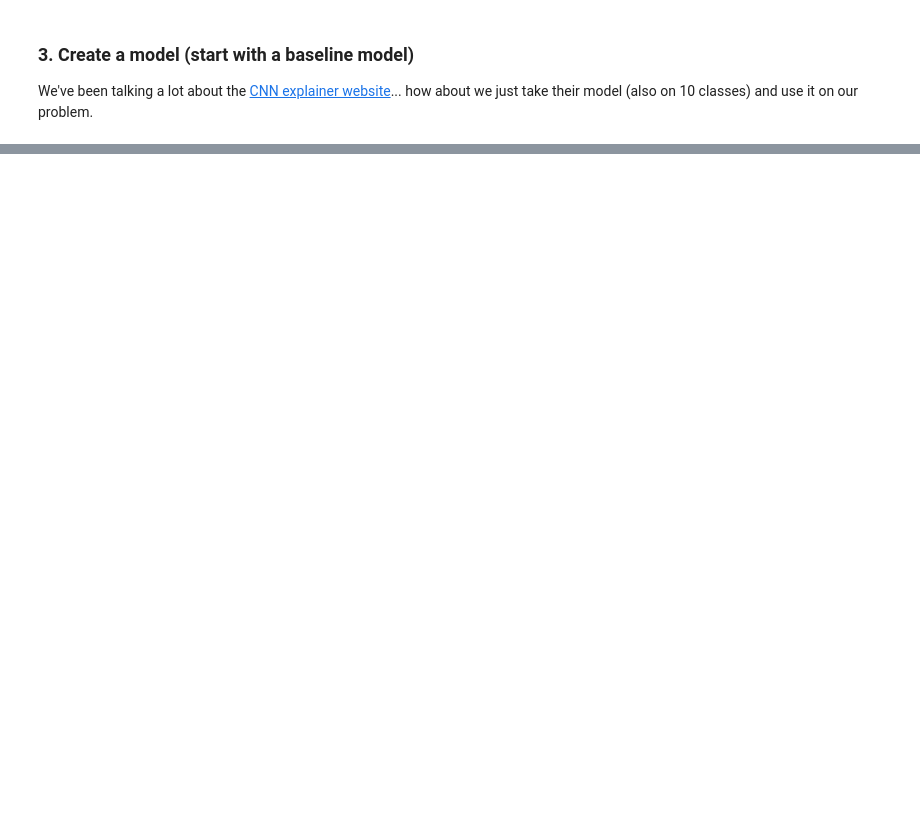
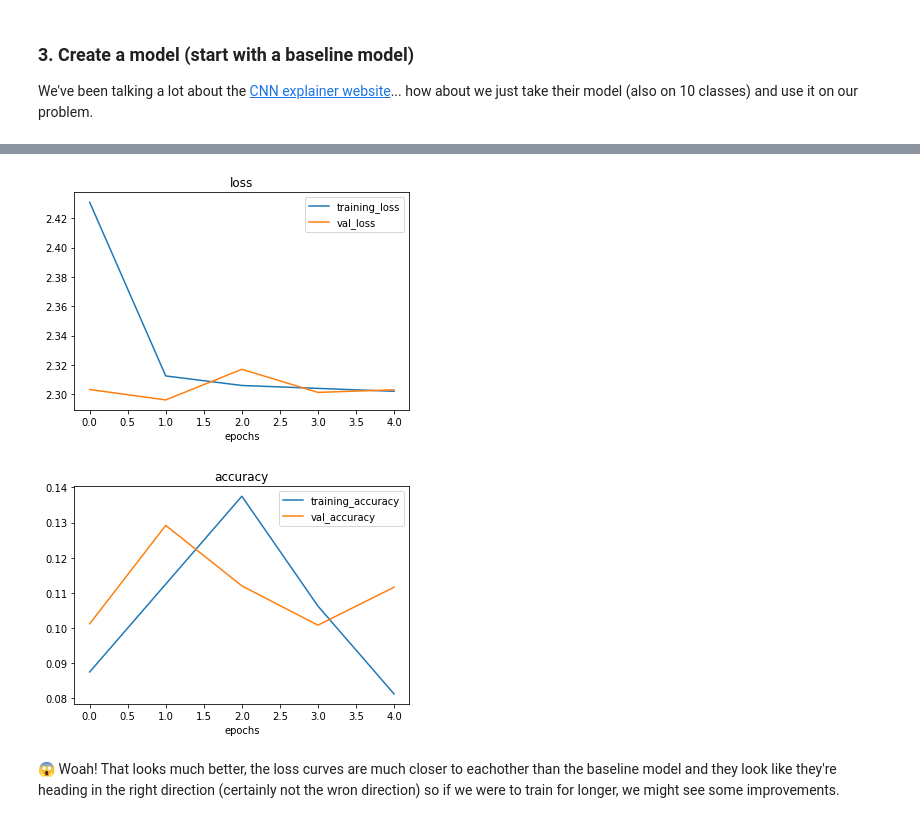
Before and after one commit to ShahZebYousafzai/Deep-Learning-Basics, a Jupyter notebook: 4_CNN_and_Computer_Vision.ipynb, the cells around one changed output, grey strips where cells are left out. Drawn from its saved outputs; the diff is of its cells as text; code cells hidden in the pictures; blank space fills up the shorter version.

```diff
--- a/4_CNN_and_Computer_Vision.ipynb
+++ b/4_CNN_and_Computer_Vision.ipynb
@@ -1344,0 +1498,14 @@ history_8 = model_8.fit(train_data,
+# %%
+# Create ImageDataGenerator training instances
+train_datagen_augmented = ImageDataGenerator(rescale=1/255.,
+                                             rotation_range=0.2,
+                                             shear_range=0.2,
+                                             zoom_range=0.2,
+                                             width_shift_range=0.2,
+                                             height_shift_range=0.3,
+                                             horizontal_flip=True)
+
+train_data_augmented = train_datagen_augmented.flow_from_directory(train_dir,
+                                                                    target_size=(224, 224),
+                                                                   batch_size=32,
+                                                                   class_mode="categorical")
@@ -1344,0 +1514,15 @@ history_8 = model_8.fit(train_data,
+# %%
+# Let's create another model but this time we'll fit it on the augmented data
+model_11 = tf.keras.models.clone_model(model_9)
+
+# Compile the cloned model (using the same setup as previous models)
+model_11.compile(loss="categorical_crossentropy",
+                 optimizer=tf.keras.optimizers.Adam(),
+                 metrics=["accuracy"])
+# %%
+# Fit the model
+history_11 = model_11.fit(train_data_augmented,
+                          epochs=5,
+                          steps_per_epoch=5,
+                          validation_data=test_data,
+                          validation_steps=len(test_data))
@@ -1344,0 +1545,8 @@ history_8 = model_8.fit(train_data,
+# %%
+# Check out our model trained on augmented data's loss curves
+plot_loss_curves(history_11)
+# %% [output]
+[figure, added]
+[figure, added]
+# %% [markdown]
+😱 Woah! That looks much better, the loss curves are much closer to eachother than the baseline model and they look like they're heading in the right direction (certainly not the wron direction) so if we were to train for longer, we might see some improvements.
```
Also changed, not shown: parts of 39 cells of this notebook.
